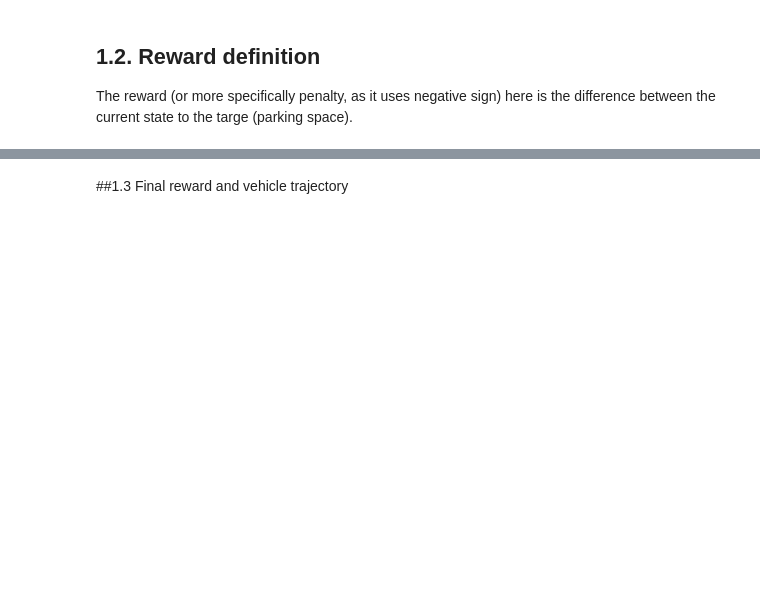
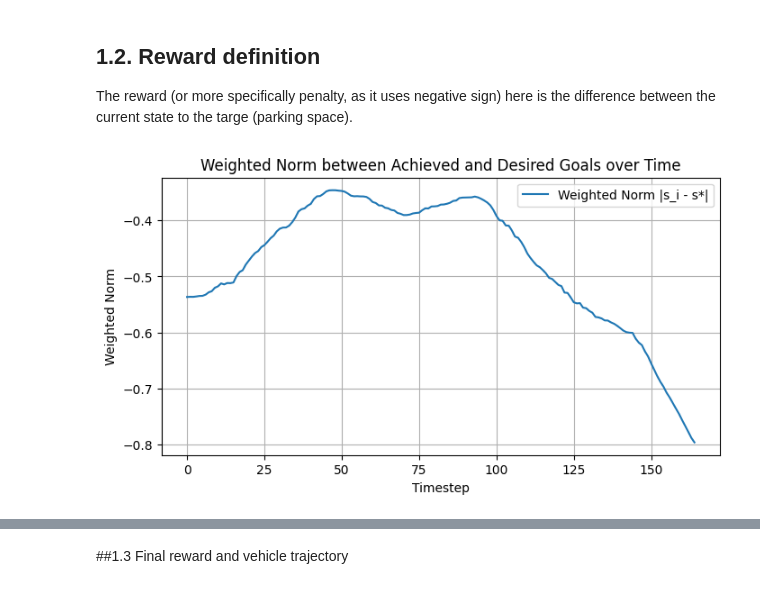
Before and after one commit to aitechroberts/trustworthy_ai, a Jupyter notebook: CMU_24784_S2024_P2_Students.ipynb, the cells around one changed output, grey strips where cells are left out. Saved outputs shown, nothing was run; the diff lists cells and outputs as text; code cells hidden in the pictures; blank space fills up the shorter version.

```diff
--- a/CMU_24784_S2024_P2_Students.ipynb
+++ b/CMU_24784_S2024_P2_Students.ipynb
@@ -87,7 +87,7 @@ env = gym.make("parking-v0", render_mode="rgb_array")
 env = RecordVideo(env, video_folder=VIDEO_PATH, episode_trigger=lambda e: True)
 
 # Hook highway-env's internal video recorder
-env.unwrapped.set_record_video_wrapper(env)
+# env.unwrapped.set_record_video_wrapper(env)
 
 print("✅ Environment and video recording set up")
 # %% [output]
@@ -147,15 +270,32 @@ env.close()
 The reward (or more specifically penalty, as it uses negative sign) here is the difference between the current state to the targe (parking space).
 # %%
 #Negative reward
-states_labels = env.config['observation']['features'] #the labels for the states
-states_scales = env.config['observation']['scales'] #the scales for the states (if needed for plotting)
+states_labels = env.unwrapped.config['observation']['features'] #the labels for the states
+states_scales = env.unwrapped.config['observation']['scales'] #the scales for the states (if needed for plotting)
 
 weights = np.array([1, 0.3, 0, 0, 0.02, 0.02]) #weights
-weighted_norm = ... # REPLACE THE THREE DOTS WITH YOUR OWN CODE
+# print(states)
+
+'''Need to pull out achieved and desired goals for weighted norm calculation
+from states list of dicts to array of arrays'''
+achieved = np.stack([s["achieved_goal"] for s in states])  # shape: (165, 6)
+desired  = np.stack([s["desired_goal"]  for s in states])  # shape: (165, 6)
+
+# weighted norm per timestep
+weighted_norm = -np.sqrt((weights * np.abs(achieved - desired)).sum(axis=1))   # (165,)
 
 #plot the weighted norm over time
 # REPLACE THE THREE DOTS WITH YOUR OWN CODE
-...
+plt.figure(figsize=(8, 4))
+plt.plot(weighted_norm, label="Weighted Norm |s_i - s*|")
+plt.xlabel("Timestep")
+plt.ylabel("Weighted Norm")
+plt.title("Weighted Norm between Achieved and Desired Goals over Time")
+plt.legend()
+plt.grid(True)
+plt.show()
+# %% [output]
+[figure, added]
 # %%
 #not needed, but as hinted:
 #might be useful to compare the calculated weighted norm with the actual reward
```
Also changed, not shown: parts of 43 cells of this notebook, 1 other file.
